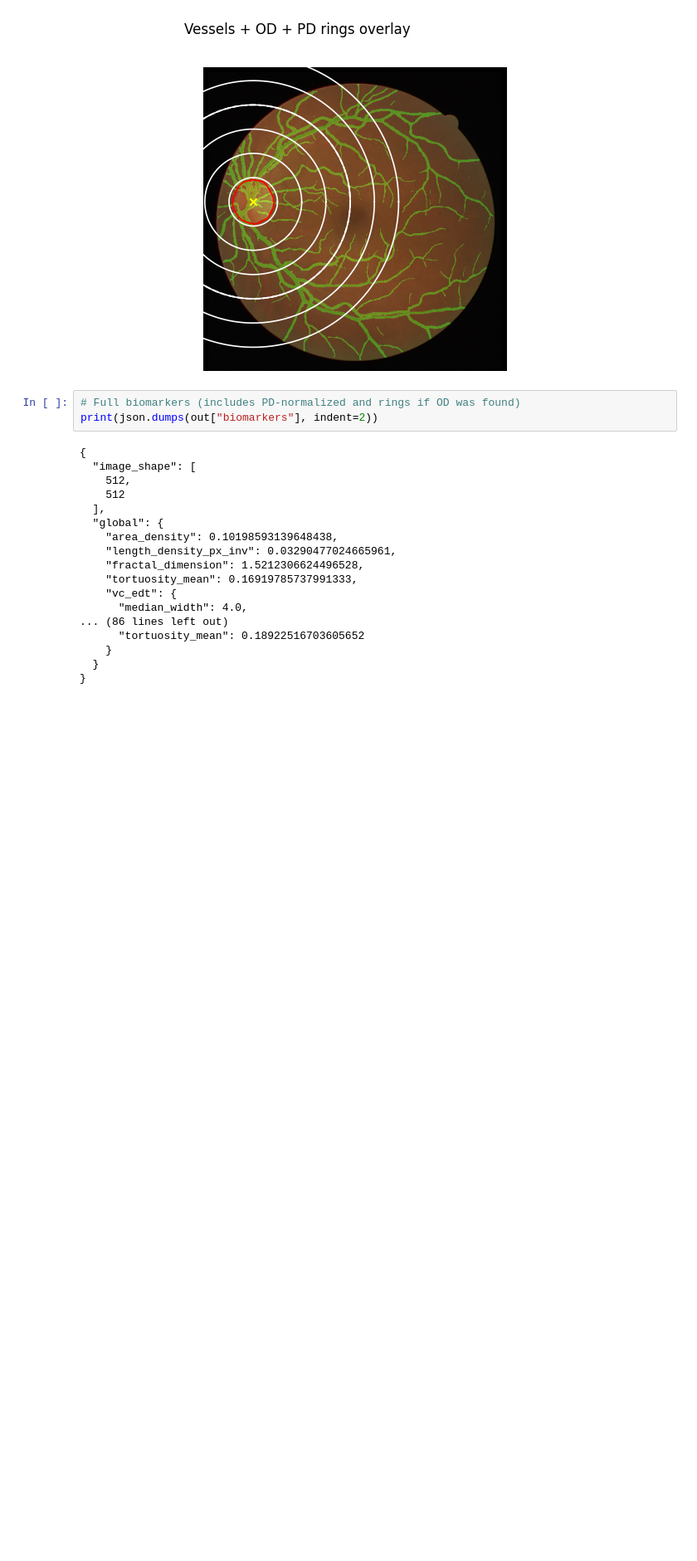
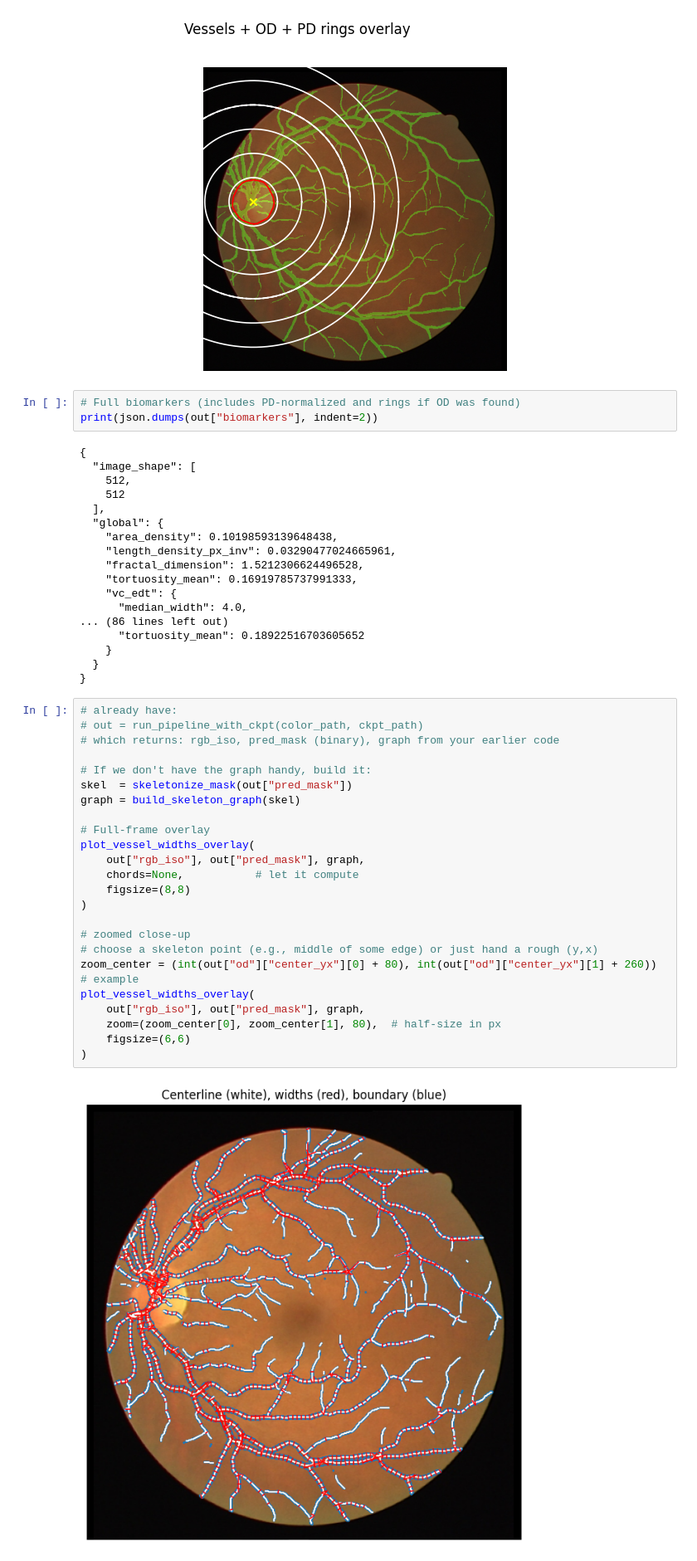
Before and after one commit to matchi-1/Adaptive-Hierarchical-Feature-Modulation-U-Net-Model-for-Retinal-Vessel-Segmentation, a Jupyter notebook: notebooks/quantitative_analysis/quant_model_pipeline.ipynb, the cells around one changed output. Shown at 83% size. Saved outputs shown, nothing was run; the diff lists cells and outputs as text; blank space fills up the shorter version.

Commit message:
first viz test run for orthogonal visualization

```diff
--- a/notebooks/quantitative_analysis/quant_model_pipeline.ipynb
+++ b/notebooks/quantitative_analysis/quant_model_pipeline.ipynb
@@ -448,3 +451,29 @@ print(json.dumps(out["biomarkers"], indent=2))
     }
   }
 }
+# %%
+# already have:
+# out = run_pipeline_with_ckpt(color_path, ckpt_path)
+# which returns: rgb_iso, pred_mask (binary), graph from your earlier code
+
+# If we don't have the graph handy, build it:
+skel  = skeletonize_mask(out["pred_mask"])
+graph = build_skeleton_graph(skel)
+
+# Full-frame overlay
+plot_vessel_widths_overlay(
+    out["rgb_iso"], out["pred_mask"], graph,
+    chords=None,           # let it compute
+    figsize=(8,8)
+)
+
+# zoomed close-up
+# choose a skeleton point (e.g., middle of some edge) or just hand a rough (y,x)
+zoom_center = (int(out["od"]["center_yx"][0] + 80), int(out["od"]["center_yx"][1] + 260))  # example
+plot_vessel_widths_overlay(
+    out["rgb_iso"], out["pred_mask"], graph,
+    zoom=(zoom_center[0], zoom_center[1], 80),  # half-size in px
+    figsize=(6,6)
+)
+# %% [output]
+[figure, added]
```
Also changed, not shown: parts of 3 cells of this notebook, 1 other file.
